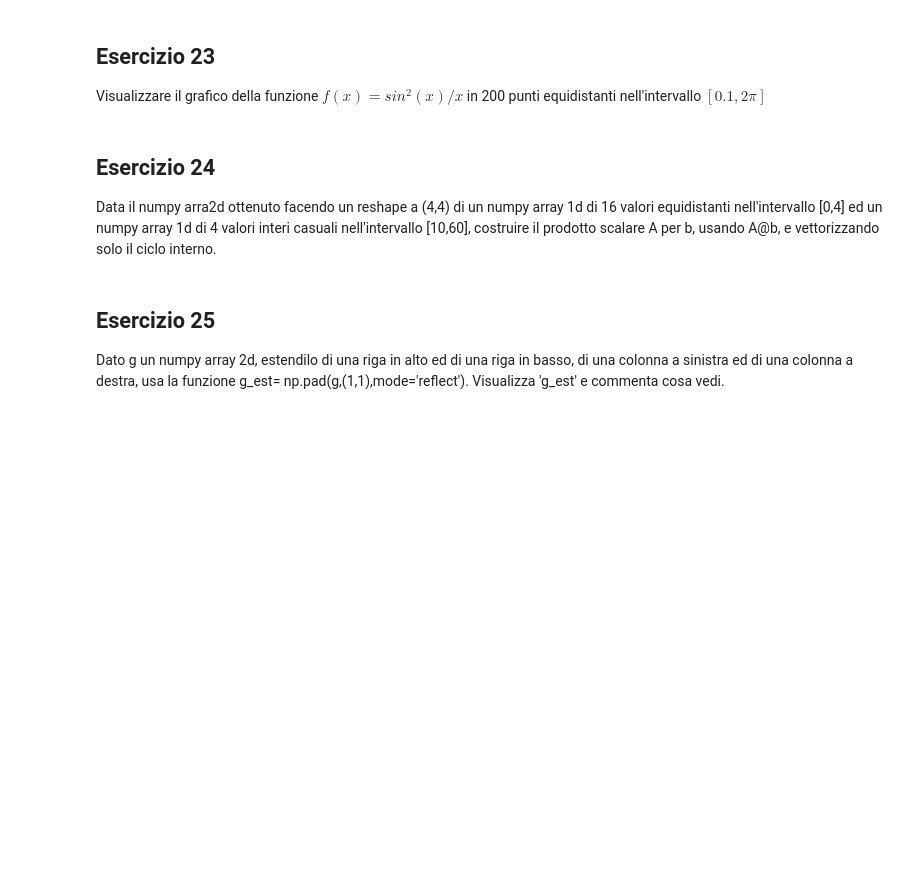
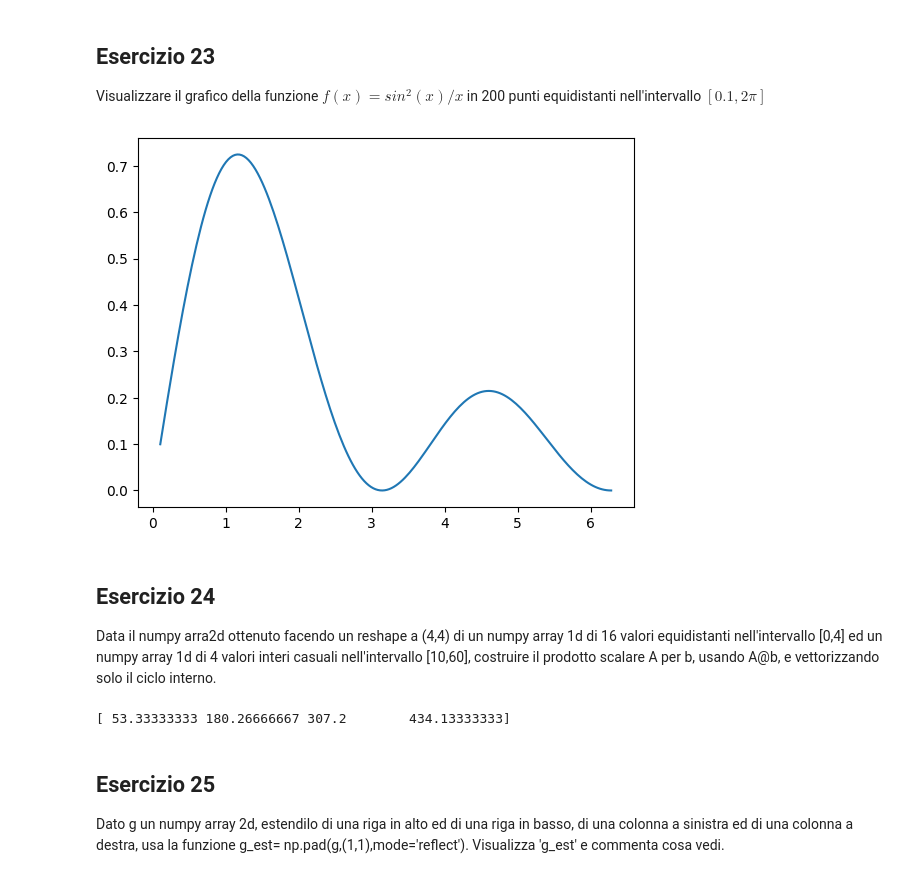
Before and after one commit to Nickolausen/unibo-metodi-numerici, a Jupyter notebook: lab03/Esercitazione3.ipynb, the cells around one changed output. Saved outputs shown, nothing was run; the diff lists cells and outputs as text; code cells hidden in the pictures; blank space fills up the shorter version.

```diff
--- a/lab03/Esercitazione3.ipynb
+++ b/lab03/Esercitazione3.ipynb
@@ -362,12 +464,31 @@ dato il numpy array 2d G=np.linspace(0,10,20).reshape(-1,4), scambia in G la sec
 # %% [markdown]
 ## Esercizio 23
 Visualizzare il grafico della funzione $f(x)=sin^2(x)/x$ in 200 punti equidistanti nell'intervallo $[0.1,2\pi]$
+# %%
+import matplotlib.pyplot as plt
+
+def f(x):
+    return np.pow(np.sin(x), 2) / x
+
+x_range = np.linspace(0.1, 2 * np.pi, 200)
+
+plt.plot(x_range, f(x_range))
+plt.show()
+# %% [output]
+[figure, added]
 # %% [markdown]
 ## Esercizio 24
 
 Data il numpy arra2d ottenuto facendo un reshape a (4,4) di un numpy array 1d di 16 valori equidistanti nell'intervallo [0,4]
 ed un numpy array 1d di 4 valori  interi casuali nell'intervallo [10,60], costruire il prodotto scalare A per b,
 usando A@b, e vettorizzando solo il ciclo interno.
+# %%
+A = np.linspace(0, 4, 16).reshape((4,4))
+b = np.random.randint(10, 60, 4)
+
+print(A @ b)
+# %% [output]
+[ 53.33333333 180.26666667 307.2        434.13333333]
 # %% [markdown]
 ## Esercizio 25
 Dato g un numpy array 2d, estendilo di una riga in alto ed di una riga in basso, di una colonna a sinistra ed di una colonna a destra, usa la funzione g_est= np.pad(g,(1,1),mode='reflect'). Visualizza 'g_est' e commenta cosa vedi.
```
Also changed, not shown: parts of 10 cells of this notebook.
